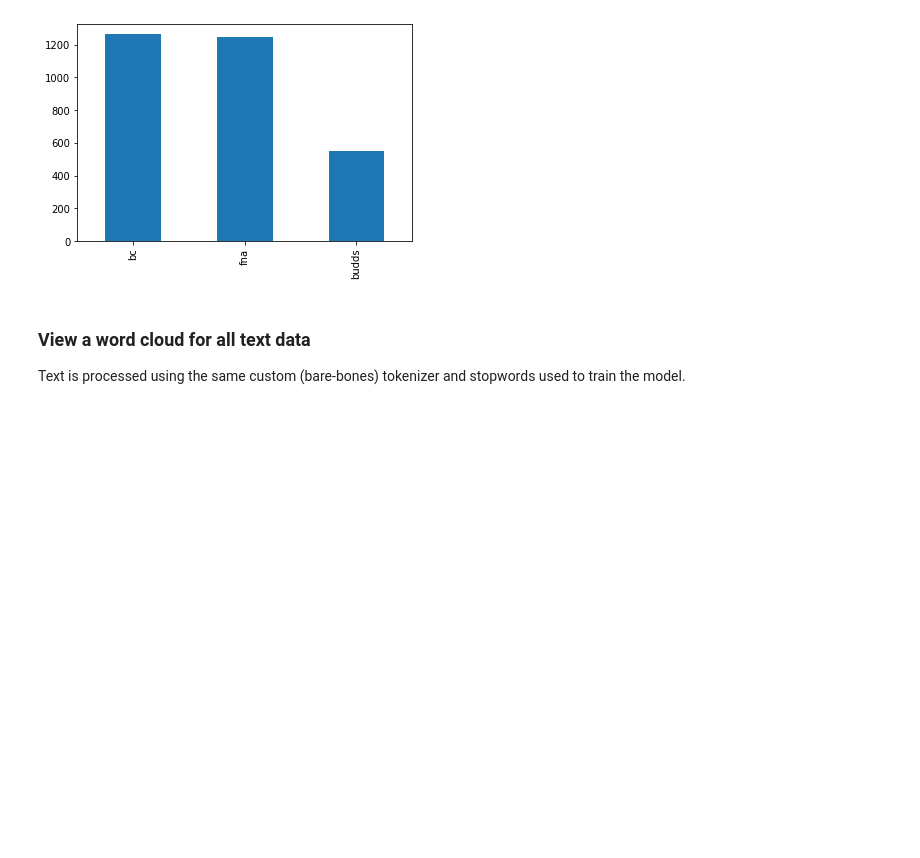
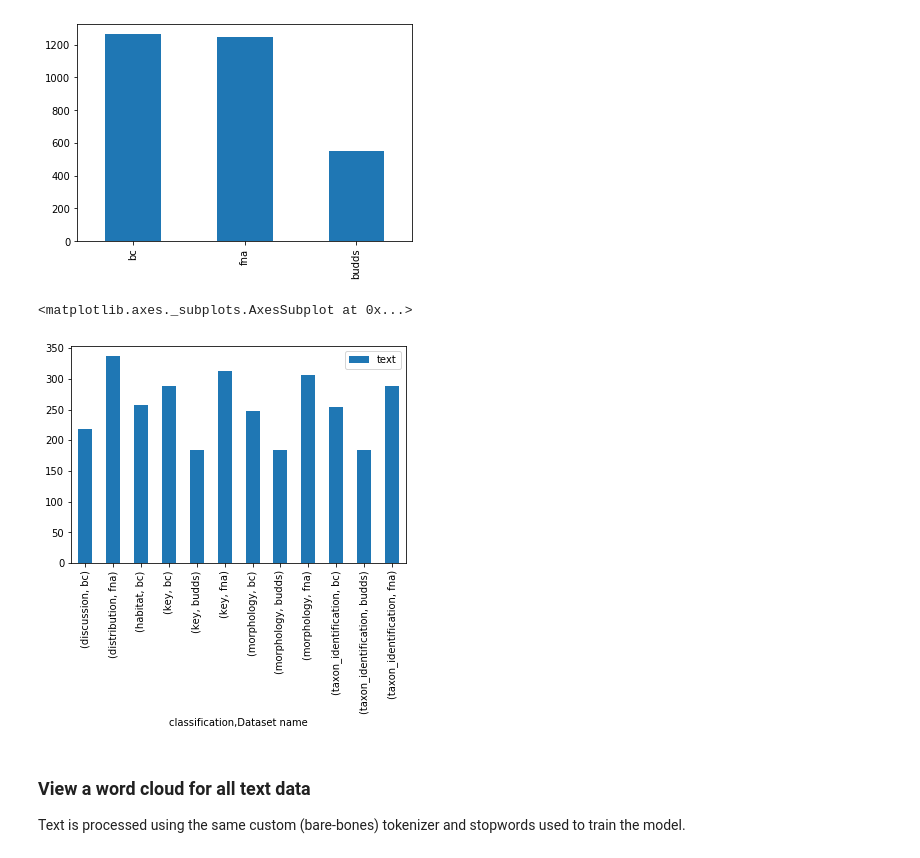
Before and after one commit to jocelynpender/flora-prepper, a Jupyter notebook: notebooks/analysis_visualization.ipynb, the cells around one changed output. Cells and saved outputs as stored; diff of their text form; code cells hidden in the pictures; blank space fills up the shorter version.

```diff
--- a/notebooks/analysis_visualization.ipynb
+++ b/notebooks/analysis_visualization.ipynb
@@ -45,6 +45,11 @@ flora_data_frame['Dataset name'].value_counts().plot.bar()
 plt.show()
 # %% [output]
 [figure]
+# %%
+flora_data_frame[['classification', 'Dataset name', 'text']].groupby(['classification', 'Dataset name']).count().plot.bar()
+# %% [output]
+<matplotlib.axes._subplots.AxesSubplot at 0x...>
+[figure, added]
 # %% [markdown]
 ### View a word cloud for all text data
 Text is processed using the same custom (bare-bones) tokenizer and stopwords used to train the model.
```
Also changed, not shown: parts of 16 cells of this notebook, 4 other files.
